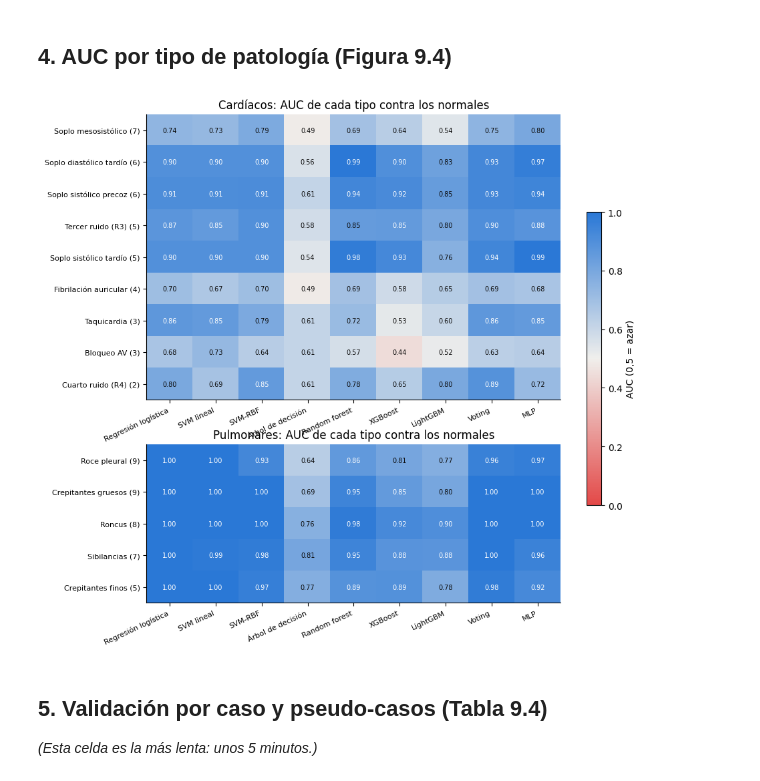
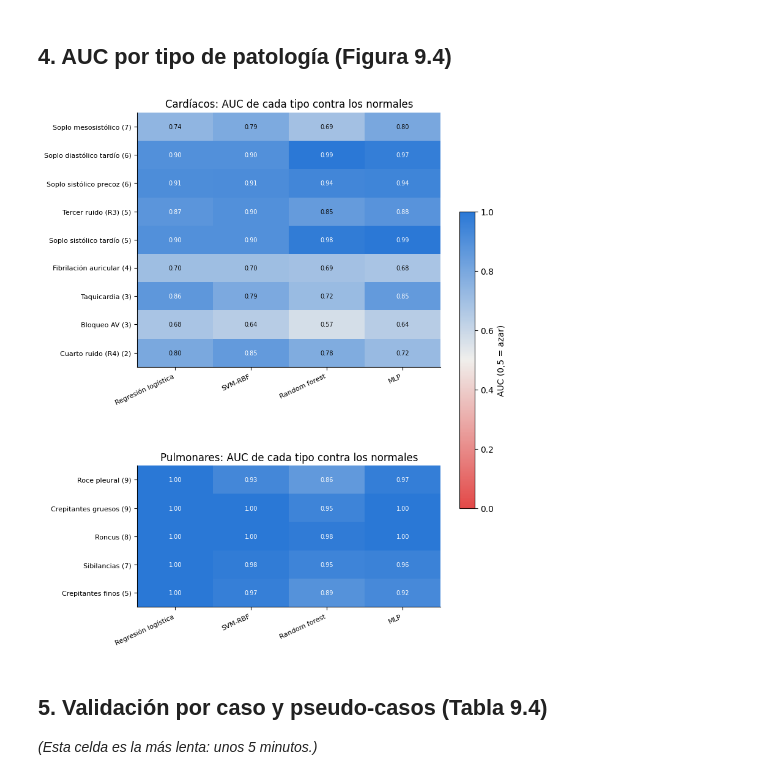
Before and after one commit to Constanzafl/tesis_analisis_de_sonidos_cardiacos_pulmonares, a Jupyter notebook: notebooks/paso_a_paso/resultados_tesis.ipynb, the cells around one changed output. Drawn from its saved outputs; the diff is of its cells as text; code cells hidden in the pictures.

```diff
--- a/notebooks/paso_a_paso/resultados_tesis.ipynb
+++ b/notebooks/paso_a_paso/resultados_tesis.ipynb
@@ -29,19 +29,16 @@ import librosa.display
 import matplotlib.pyplot as plt
 import numpy as np
 import pandas as pd
-from lightgbm import LGBMClassifier
 from matplotlib.colors import LinearSegmentedColormap, TwoSlopeNorm
 from sklearn.cluster import KMeans
 from sklearn.decomposition import PCA
-from sklearn.ensemble import RandomForestClassifier, VotingClassifier
+from sklearn.ensemble import RandomForestClassifier
 from sklearn.linear_model import LogisticRegression
 from sklearn.metrics import adjusted_rand_score, confusion_matrix, f1_score, roc_auc_score, roc_curve
 from sklearn.model_selection import LeaveOneGroupOut, StratifiedKFold, cross_val_predict
 from sklearn.neural_network import MLPClassifier
 from sklearn.preprocessing import StandardScaler
 from sklearn.svm import SVC
-from sklearn.tree import DecisionTreeClassifier
-from xgboost import XGBClassifier
 
 ROOT = next(p for p in [Path.cwd(), *Path.cwd().parents] if (p / "src").is_dir())
 sys.path.insert(0, str(ROOT))
@@ -75,27 +72,13 @@ def cargar(subset):
 
 
 def modelos(y):
-    """Los nueve modelos de la Tabla 8.1 de la tesis (con las correcciones de la notebook 10)."""
+    """Los cuatro modelos de la Tabla 8.1 de la tesis: dos individuales, un ensemble y el MLP."""
     cw = "balanced"
-    peso = (y == 0).sum() / (y == 1).sum()
     return {
         "Regresión logística": make_pipeline(LogisticRegression(max_iter=2000, class_weight=cw), "class_weight"),
-        "SVM lineal": make_pipeline(SVC(kernel="linear", class_weight=cw), "class_weight"),
         "SVM-RBF": make_pipeline(SVC(kernel="rbf", class_weight=cw), "class_weight"),
-        "Árbol de decisión": make_pipeline(DecisionTreeClassifier(max_depth=4, class_weight=cw, random_state=SEMILLA),
-                                           "class_weight"),
         "Random forest": make_pipeline(RandomForestClassifier(n_estimators=300, class_weight=cw, random_state=SEMILLA),
                                        "class_weight"),
-        "XGBoost": make_pipeline(XGBClassifier(n_estimators=200, max_depth=3, learning_rate=0.1, subsample=0.9,
-                                               scale_pos_weight=peso, eval_metric="logloss", random_state=SEMILLA,
-                                               n_jobs=1), "class_weight"),
-        "LightGBM": make_pipeline(LGBMClassifier(n_estimators=200, max_depth=3, learning_rate=0.1, class_weight=cw,
-                                                 min_child_samples=5, random_state=SEMILLA, verbose=-1, n_jobs=1),
-                                  "class_weight"),
-        "Voting": make_pipeline(VotingClassifier([
-            ("rl", LogisticRegression(max_iter=2000, class_weight=cw)),
-            ("rf", RandomForestClassifier(n_estimators=300, class_weight=cw, random_state=SEMILLA)),
-            ("svm", SVC(probability=True, class_weight=cw, random_state=SEMILLA))], voting="soft"), "class_weight"),
         "MLP": make_pipeline(MLPClassifier(hidden_layer_sizes=(16,), alpha=1e-2, max_iter=1000, random_state=SEMILLA),
                              "class_weight", force_smote=True),
     }
@@ -247,7 +228,7 @@ def dif_pareada(y, p_nueva, p_vieja, n=1000):
 
 
 filas = []
-for s, comparar in [("HS", ["MLP", "Voting", "SVM-RBF", "Random forest"]), ("LS", ["SVM lineal", "Voting", "MLP"])]:
+for s, comparar in [("HS", ["MLP", "SVM-RBF", "Random forest"]), ("LS", ["SVM-RBF", "Random forest", "MLP"])]:
     y = datos[s][2]
     for nombre in comparar:
         d, (bajo, alto) = dif_pareada(y, probs[(s, nombre)], probs[(s, "Regresión logística")])
@@ -325,28 +305,28 @@ fig.savefig(FIGURAS / "fig_9_3_pesos_rl.png")
 ## 4. AUC por tipo de patología (Figura 9.4)
 # %%
 MAPA_AUC = LinearSegmentedColormap.from_list("auc", ["#e34948", "#f0efec", AZUL])
-fig, axes = plt.subplots(2, 1, figsize=(10, 9.5), gridspec_kw={"height_ratios": [9, 5]})
+fig, axes = plt.subplots(2, 1, figsize=(8, 10.5), gridspec_kw={"height_ratios": [9, 5], "hspace": 0.5})
 for ax, s in zip(axes, ["HS", "LS"]):
     df, X, y, caso, tipo = datos[s]
     normales = tipo == "Normal"
     t = pd.DataFrame({nombre: {f"{TIPOS[k]} ({(tipo == k).sum()})": auc_medio(
         np.r_[np.zeros(normales.sum()), np.ones((tipo == k).sum())],
         [np.r_[p[normales], p[tipo == k]] for p in probs[(s, nombre)]])
         for k in pd.Series(tipo[~normales]).value_counts().index} for nombre in modelos(y)})
     t.round(3).to_csv(OUT_DIR / f"tesis_por_tipo_{s}.csv")
     im = ax.imshow(t.values, cmap=MAPA_AUC, norm=TwoSlopeNorm(vmin=0, vcenter=0.5, vmax=1), aspect="auto")
     ax.set(xticks=range(t.shape[1]), yticks=range(t.shape[0]), title=f"{NOMBRE[s]}: AUC de cada tipo contra los normales")
     ax.set_xticklabels(t.columns, rotation=25, ha="right", fontsize=8)
     ax.set_yticklabels(t.index, fontsize=8)
     ax.grid(False)
     for i in range(t.shape[0]):
         for j in range(t.shape[1]):
             ax.text(j, i, f"{t.values[i, j]:.2f}", ha="center", va="center", fontsize=7,
                     color="white" if t.values[i, j] > 0.85 else TINTA)
 fig.colorbar(im, ax=axes, label="AUC (0,5 = azar)", shrink=0.6)
 fig.savefig(FIGURAS / "fig_9_4_por_tipo.png")
 # %% [output]
-[figure, old version]
+[figure, new version]
 # %% [markdown]
 ## 5. Validación por caso y pseudo-casos (Tabla 9.4)
 
```
Also changed, not shown: parts of 5 cells of this notebook, 10 other files.
